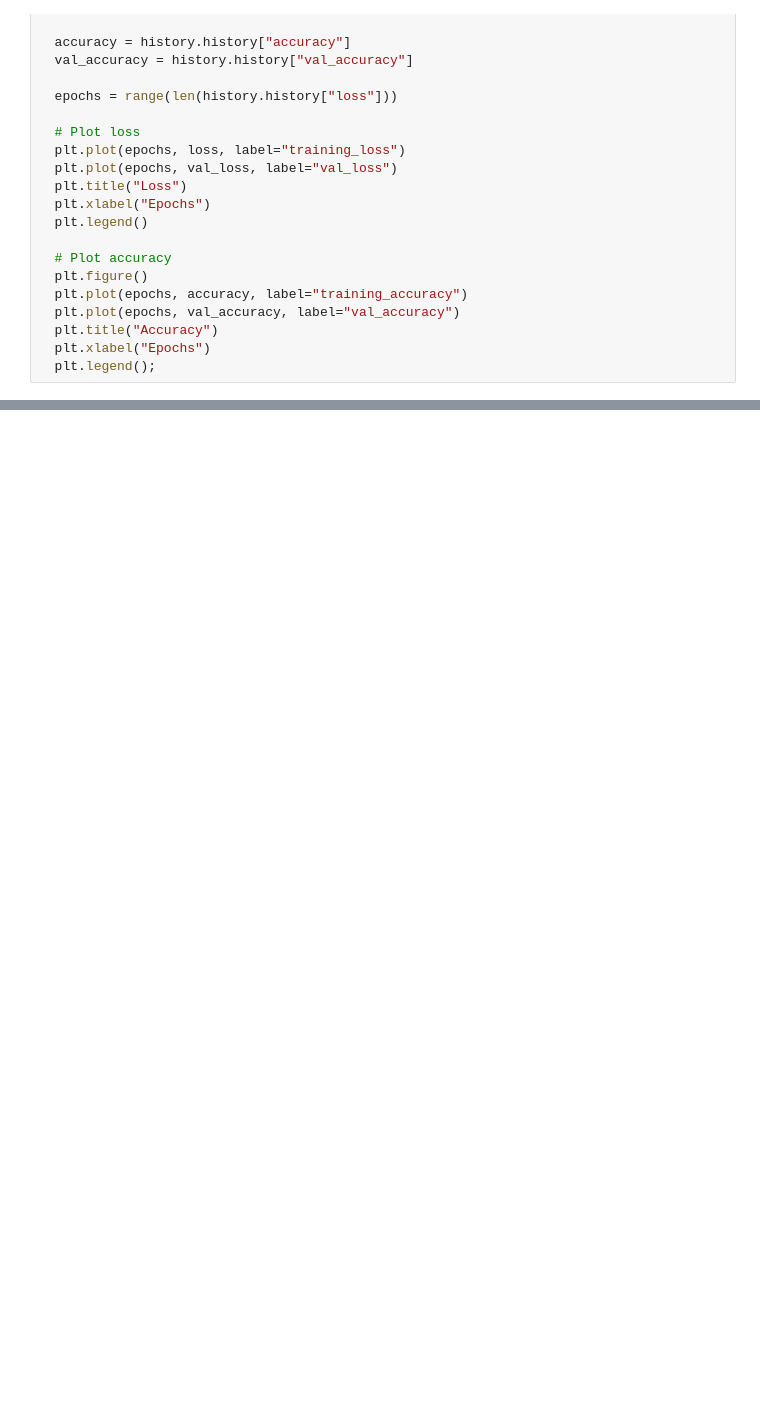
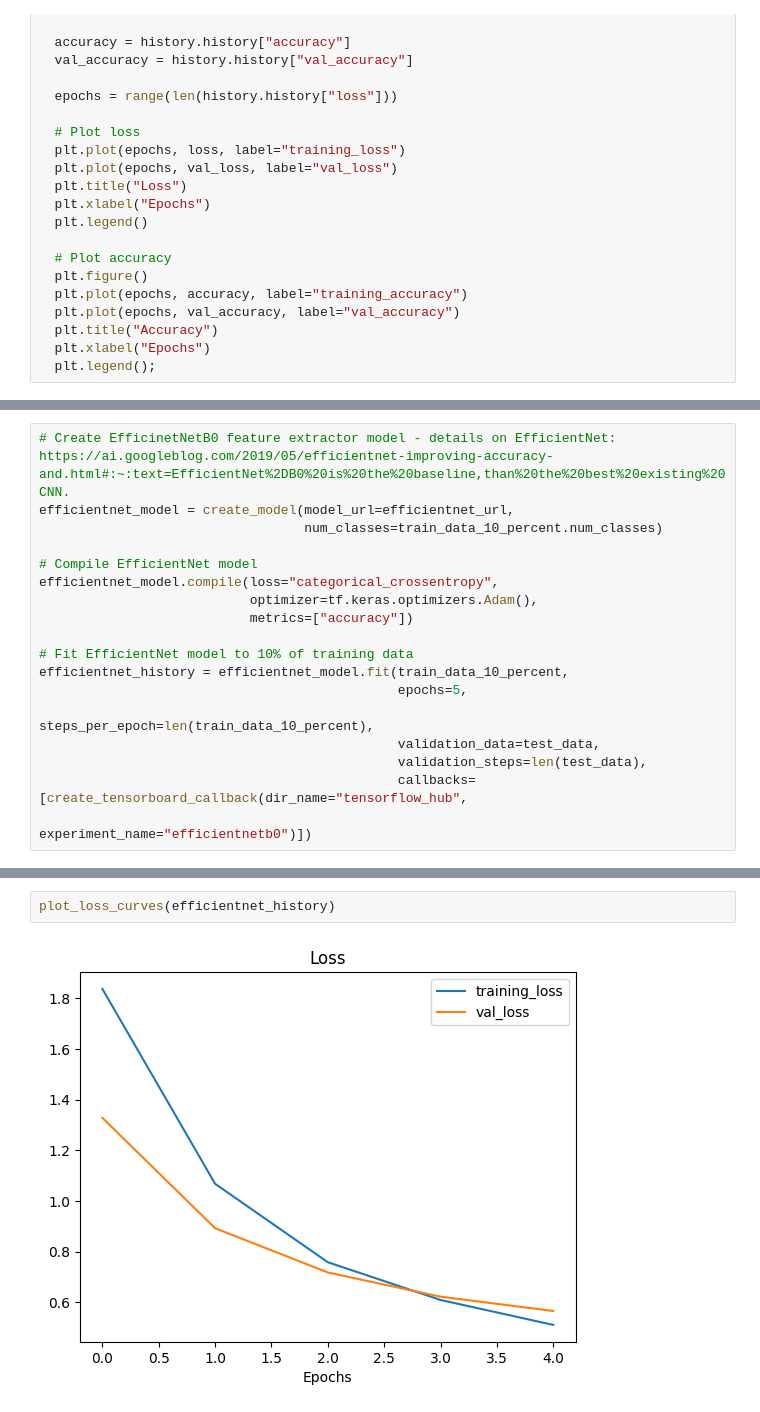
Before and after one commit to shapi88/tensorflow_book, a Jupyter notebook: 04_transfer_learning_in_tensorflow_part_1_feature_extraction.ipynb, the cells around one changed output, grey strips where cells are left out. Saved outputs shown, nothing was run; the diff lists cells and outputs as text; blank space fills up the shorter version.

```diff
--- a/04_transfer_learning_in_tensorflow_part_1_feature_extraction.ipynb
+++ b/04_transfer_learning_in_tensorflow_part_1_feature_extraction.ipynb
@@ -266,0 +269,18 @@ plot_loss_curves(resnet_history)
+# %%
+# Create EfficinetNetB0 feature extractor model - details on EfficientNet: https://ai.googleblog.com/2019/05/efficientnet-improving-accuracy-and.html#:~:text=EfficientNet%2DB0%20is%20the%20baseline,than%20the%20best%20existing%20CNN.
+efficientnet_model = create_model(model_url=efficientnet_url,
+                                  num_classes=train_data_10_percent.num_classes)
+
+# Compile EfficientNet model
+efficientnet_model.compile(loss="categorical_crossentropy",
+                           optimizer=tf.keras.optimizers.Adam(),
+                           metrics=["accuracy"])
+
+# Fit EfficientNet model to 10% of training data
+efficientnet_history = efficientnet_model.fit(train_data_10_percent,
+                                              epochs=5,
+                                              steps_per_epoch=len(train_data_10_percent),
+                                              validation_data=test_data,
+                                              validation_steps=len(test_data),
+                                              callbacks=[create_tensorboard_callback(dir_name="tensorflow_hub",
+                                                                                     experiment_name="efficientnetb0")])
@@ -266,0 +299,4 @@ plot_loss_curves(resnet_history)
+# %%
+plot_loss_curves(efficientnet_history)
+# %% [output]
+[figure, added]
```
Also changed, not shown: parts of 11 cells of this notebook.
